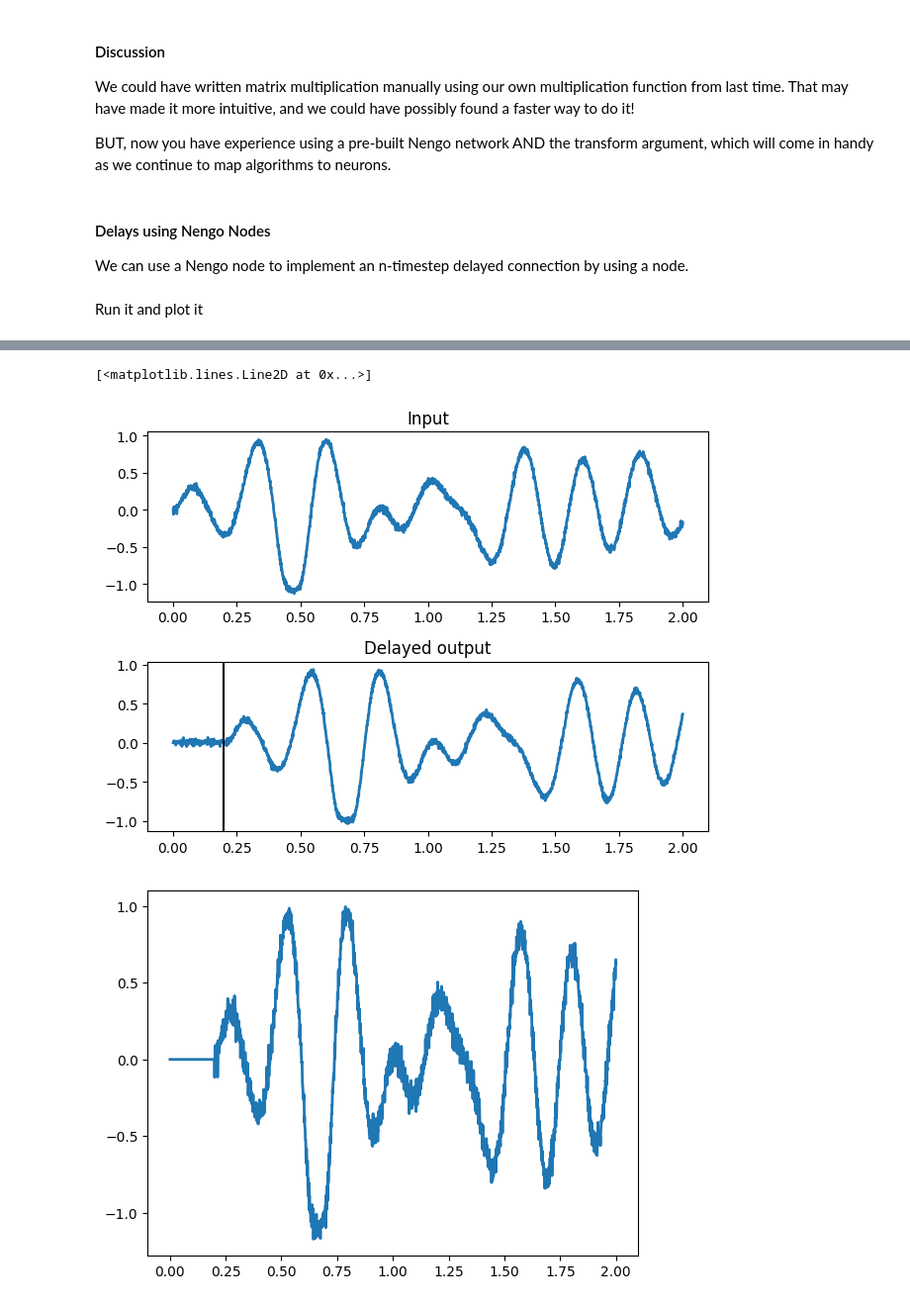
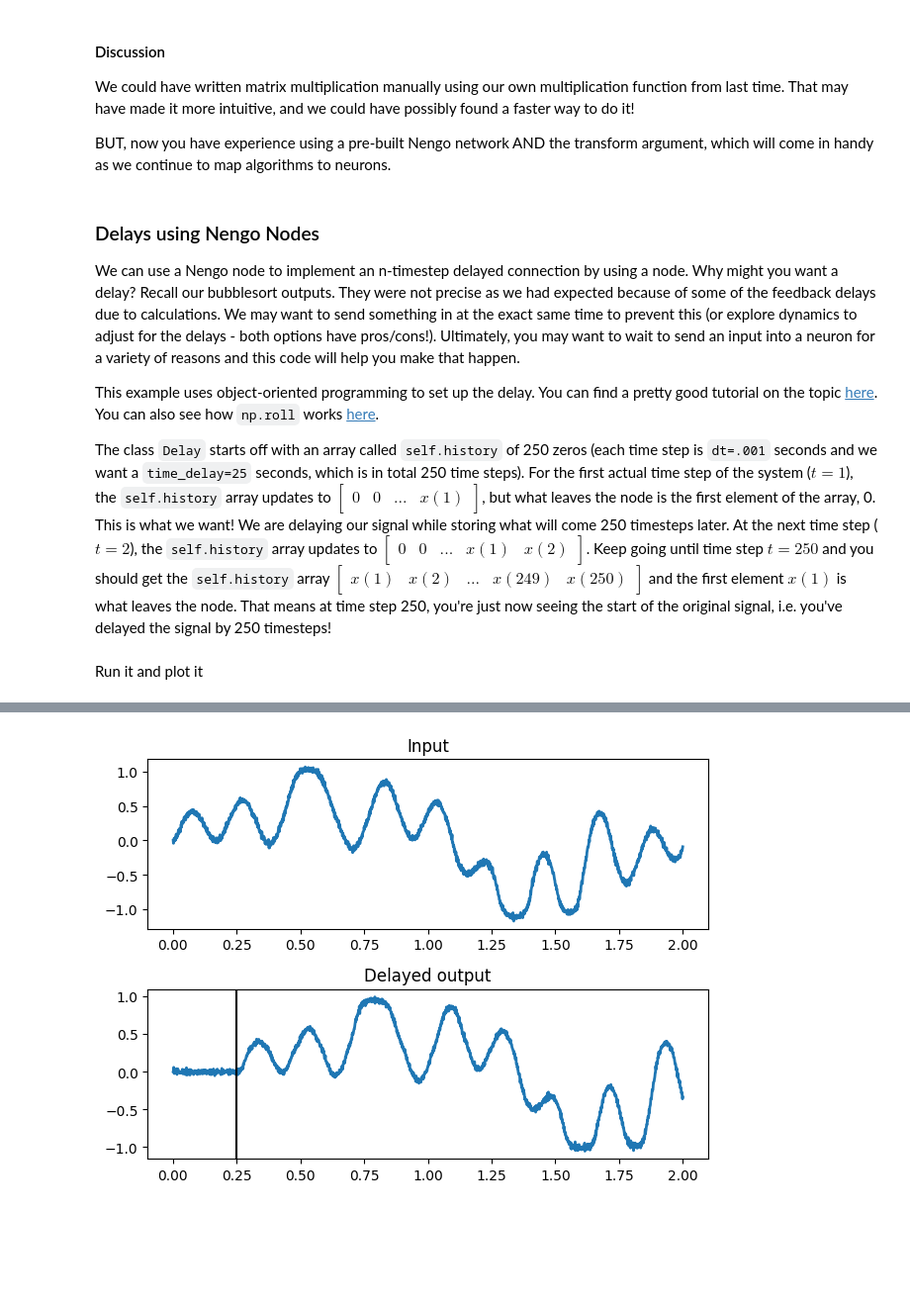
Before and after one commit to AlSco36/neuron_basics, a Jupyter notebook: neuron_advancedexamples.ipynb, the cells around one changed output, grey strips where cells are left out. Shown at 99% size. Drawn from its saved outputs; the diff is of its cells as text; code cells hidden in the pictures; blank space fills up the shorter version.

```diff
--- a/neuron_advancedexamples.ipynb
+++ b/neuron_advancedexamples.ipynb
@@ -279,10 +281,14 @@ Text(0.5, 1.0, 'D')
 We could have written matrix multiplication manually using our own multiplication function from last time. That may have made it more intuitive, and we could have possibly found a faster way to do it!
 
 BUT, now you have experience using a pre-built Nengo network AND the transform argument, which will come in handy as we continue to map algorithms to neurons.
-# %% [markdown]
-#### Delays using Nengo Nodes
-
-We can use a Nengo node to implement an n-timestep delayed connection by using a node.
+# %% [markdown]
+### Delays using Nengo Nodes
+
+We can use a Nengo node to implement an n-timestep delayed connection by using a node. Why might you want a delay? Recall our bubblesort outputs. They were not precise as we had expected because of some of the feedback delays due to calculations. We may want to send something in at the exact same time to prevent this (or explore dynamics to adjust for the delays - both options have pros/cons!). Ultimately, you may want to wait to send an input into a neuron for a variety of reasons and this code will help you make that happen.
+
+This example uses object-oriented programming to set up the delay. You can find a pretty good tutorial on the topic [here](https://www.udacity.com/blog/2021/11/__init__-in-python-an-overview.html). You can also see how `np.roll` works [here](https://numpy.org/doc/stable/reference/generated/numpy.roll.html).
+
+The class `Delay` starts off with an array called `self.history` of 250 zeros (each time step is `dt=.001` seconds and we want a `time_delay=25` seconds, which is in total 250 time steps). For the first actual time step of the system ($t=1$), the `self.history` array updates to $\begin{bmatrix} 0 & 0 & ... & x(1) \end{bmatrix}$, but what leaves the node is the first element of the array, 0. This is what we want! We are delaying our signal while storing what will come 250 timesteps later. At the next time step ($t=2$), the `self.history` array updates to $\begin{bmatrix} 0 & 0 & ... & x(1) & x(2) \end{bmatrix}$. Keep going until time step $t=250$ and you should get the `self.history` array $\begin{bmatrix} x(1) & x(2) & ... & x(249) & x(250) \end{bmatrix}$ and the first element $x(1)$ is what leaves the node. That means at time step 250, you're just now seeing the start of the original signal, i.e. you've delayed the signal by 250 timesteps!
 # %%
 model = nengo.Network(label="Delayed connection")
 with model:
@@ -302,9 +308,9 @@ class Delay:
         self.history[-1] = x
         return self.history[0]
 
-
-dt = 0.001
-delay = Delay(1, timesteps=int(0.2 / 0.001))
+dt = 0.001 # default nengo timestep
+time_delay = .25 # seconds by which you wish to delay the signal
+delay = Delay(1, timesteps=int(time_delay / dt))
 
 with model:
     delaynode = nengo.Node(delay.step, size_in=1, size_out=1)
@@ -317,8 +323,6 @@ with model:
     # Probe the input at the delayed output
     A_probe = nengo.Probe(A, synapse=0.01)
     B_probe = nengo.Probe(B, synapse=0.01)
-
-    delaynode_probe = nengo.Probe(delaynode)
 # %% [markdown]
 Run it and plot it
 # %%
@@ -333,11 +337,8 @@ plt.plot(sim.trange(), sim.data[A_probe], lw=2)
 plt.title("Input")
 plt.subplot(2, 1, 2)
 plt.plot(sim.trange(), sim.data[B_probe], lw=2)
-plt.axvline(0.2, c="k")
+plt.axvline(time_delay, c="k")
 plt.title("Delayed output")
 plt.tight_layout()
-
-plt.figure()
-plt.plot(sim.trange(), sim.data[delaynode_probe], lw=2)
 # %% [output]
 Build finished in 0:00:01.
@@ -345,3 +346 @@ Simulation finished in 0:00:02.
-[<matplotlib.lines.Line2D at 0x...>]
-[figure, old version]
+[figure, new version]
-[figure, removed]
```
Also changed, not shown: parts of 14 cells of this notebook.
